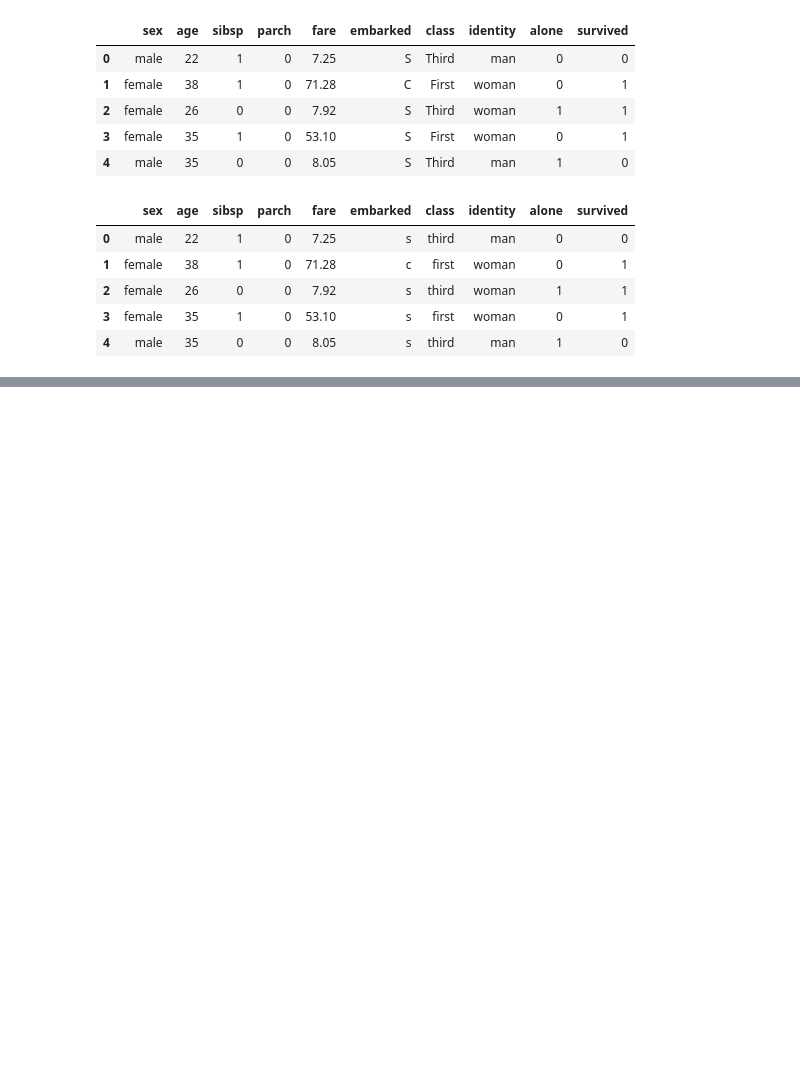
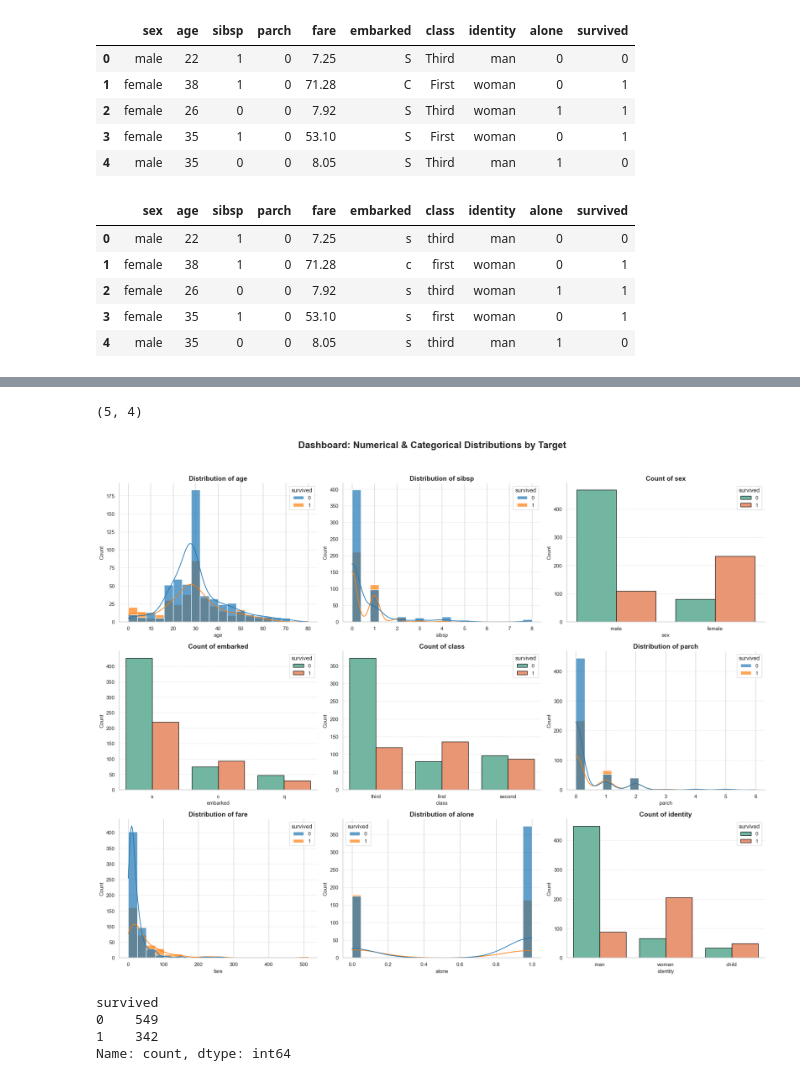
Before and after one commit to Prince-Favour12/titanic-project, a Jupyter notebook: notebook/Exploratory.ipynb, the cells around one changed output, grey strips where cells are left out. Saved outputs shown, nothing was run; the diff lists cells and outputs as text; code cells hidden in the pictures; blank space fills up the shorter version.

```diff
--- a/notebook/Exploratory.ipynb
+++ b/notebook/Exploratory.ipynb
@@ -152,0 +260,4 @@ df.head()
+# %%
+len(numerical_features), len(categorical_features)
+# %% [output]
+(5, 4)
@@ -152,0 +353,11 @@ df.head()
+# %%
+plot_dashboard(df, numerical_features, categorical_features, "survived")
+# %% [output]
+[figure, added]
+# %%
+df['survived'].value_counts()
+# %% [output]
+survived
+0    549
+1    342
+Name: count, dtype: int64
```
Also changed, not shown: parts of 11 cells of this notebook, 17 other files.
